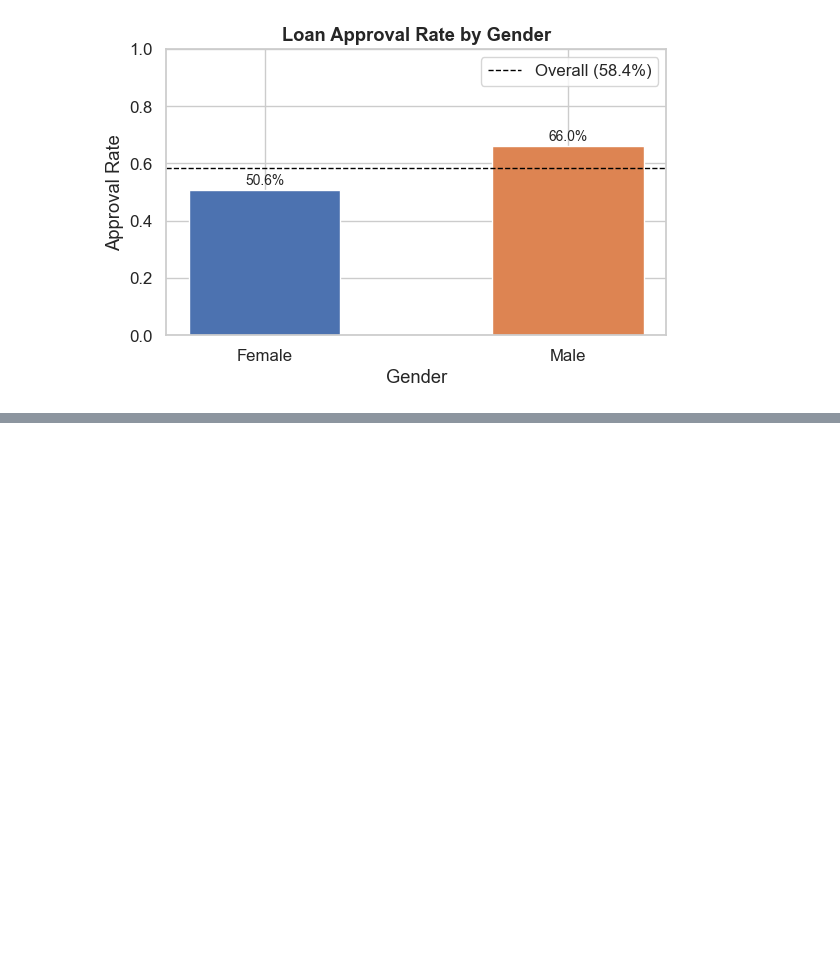
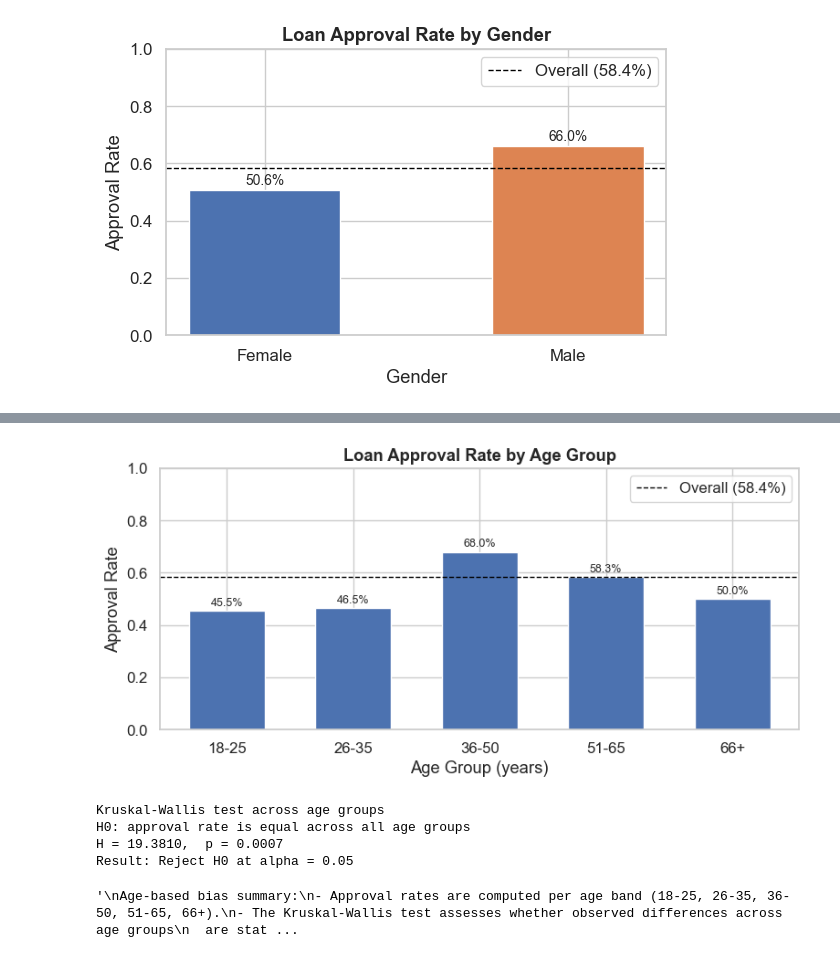
Before and after one commit to mchlkan/dego-2606-group3, a Jupyter notebook: notebooks/02-bias-analysis.ipynb, the cells around one changed output, grey strips where cells are left out. Drawn from its saved outputs; the diff is of its cells as text; code cells hidden in the pictures; blank space fills up the shorter version.

Commit message:
Add Disparate Impact, Age-Based Bias, Interest Rate Fairness, Zip Code to Bias-analysis

```diff
--- a/notebooks/02-bias-analysis.ipynb
+++ b/notebooks/02-bias-analysis.ipynb
@@ -128,0 +195,15 @@ plt.show()
+# %%
+# bin applicants into standard age groups
+age_bins   = [17, 25, 35, 50, 65, 100]
+age_labels = ["18-25", "26-35", "36-50", "51-65", "66+"]
+df["age_group"] = pd.cut(df["age"], bins=age_bins, labels=age_labels)
+
+# approval rate by age group
+age_rates = (
+    df.groupby("age_group", observed=True)["loan_approved"]
+    .agg(approved="sum", total="count", approval_rate="mean")
+    .assign(approval_rate=lambda x: x["approval_rate"].round(4))
+)
+
+print("Approval rate by age group:")
+display(age_rates)
@@ -128,0 +219,63 @@ plt.show()
+# %%
+# bar chart: approval rate by age group
+fig, ax = plt.subplots(figsize=(8, 4))
+
+groups = age_rates.index.astype(str).tolist()
+rates  = age_rates["approval_rate"].tolist()
+
+bars = ax.bar(groups, rates, color="#4C72B0", edgecolor="white", width=0.6)
+ax.axhline(overall_rate, color="black", linestyle="--", linewidth=1,
+           label=f"Overall ({overall_rate:.1%})")
+
+ax.set_title("Loan Approval Rate by Age Group", fontweight="bold")
+ax.set_xlabel("Age Group (years)")
+ax.set_ylabel("Approval Rate")
+ax.set_ylim(0, 1)
+ax.legend()
+
+for bar, rate in zip(bars, rates):
+    ax.text(bar.get_x() + bar.get_width() / 2, bar.get_height() + 0.01,
+            f"{rate:.1%}", ha="center", va="bottom", fontsize=9)
+
+plt.tight_layout()
+plt.savefig("../reports/figures/02_approval_rate_by_age_group.png", dpi=150)
+plt.show()
+# %% [output]
+[figure, added]
+# %%
+# Kruskal-Wallis test: does approval rate differ across age groups?
+# H0: approval rate is equal across all age groups
+# Non-parametric test used as loan_approved is binary
+groups_data = [
+    df.loc[df["age_group"] == g, "loan_approved"].dropna().astype(float).values
+    for g in age_labels
+    if len(df.loc[df["age_group"] == g, "loan_approved"].dropna()) > 0
+]
+h_stat, p_kruskal = stats.kruskal(*groups_data)
+
+print(f"Kruskal-Wallis test across age groups")
+print(f"H0: approval rate is equal across all age groups")
+print(f"H = {h_stat:.4f},  p = {p_kruskal:.4f}")
+print(f"Result: {'Reject H0' if p_kruskal < 0.05 else 'Fail to reject H0'} at alpha = 0.05")
+# %% [output]
+Kruskal-Wallis test across age groups
+H0: approval rate is equal across all age groups
+H = 19.3810,  p = 0.0007
+Result: Reject H0 at alpha = 0.05
+# %%
+'''
+Age-based bias summary:
+- Approval rates are computed per age band (18-25, 26-35, 36-50, 51-65, 66+).
+- The Kruskal-Wallis test assesses whether observed differences across age groups
+  are statistically significant without assuming a normal distribution.
+- Age-based patterns that persist after controlling for financial variables
+  (income, DTI) would constitute evidence of age discrimination.
+
+Option A — Flag age group with lowest approval rate for further review:
+low_age_group = age_rates["approval_rate"].idxmin()
+
+Option B — Include age as a control variable in logistic regression to
+isolate its effect net of financial predictors.
+'''
+# %% [output]
+'\nAge-based bias summary:\n- Approval rates are computed per age band (18-25, 26-35, 36-50, 51-65, 66+).\n- The Kruskal-Wallis test assesses whether observed differences across age groups\n  are stat ...
```
Also changed, not shown: parts of 15 cells of this notebook.
